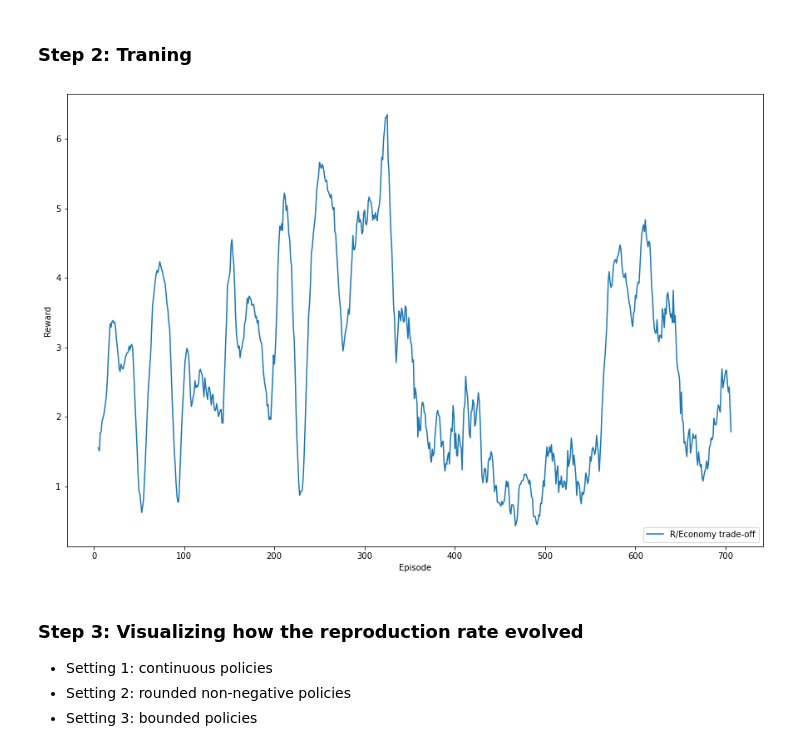
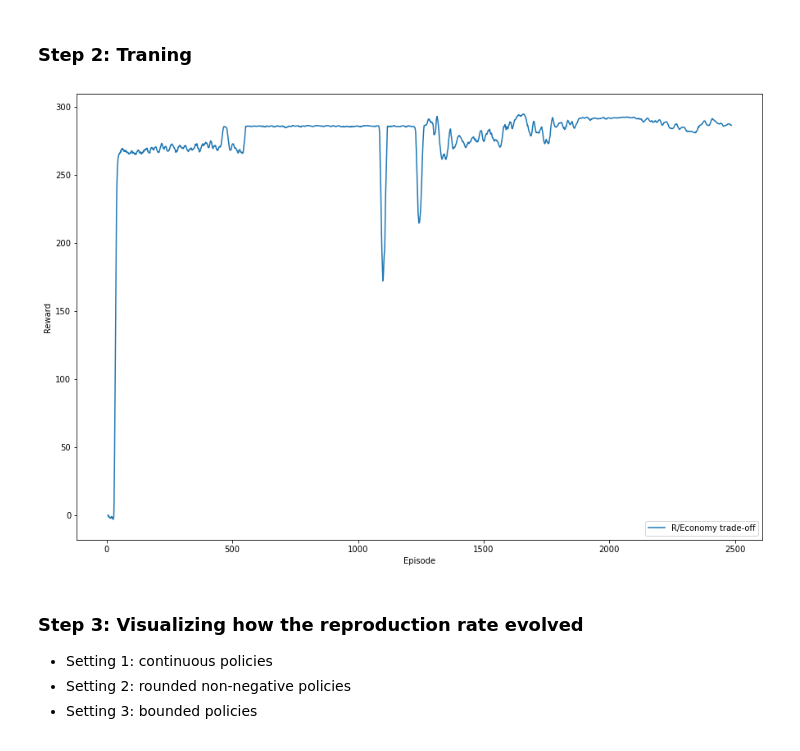
Before and after one commit to EPFLiGHT/What-If_model, a Jupyter notebook: ReinforcementLearning.ipynb, the cells around one changed output. Saved outputs shown, nothing was run; the diff lists cells and outputs as text; code cells hidden in the pictures.

```diff
--- a/ReinforcementLearning.ipynb
+++ b/ReinforcementLearning.ipynb
@@ -151,0 +198,3 @@ The mean average error was 0.01819582089649509
+# %%
+pipeline_economic = Pipeline(df_economic, final_train_cols_economic, 'unemployment_rate_idx', TARGET_COUNTRY, WINDOW_SIZE, context_economic, 'weight') #shifted_r_estim
+pipeline_economic.fit_pipeline(save_model=False)
@@ -157,4 +248,5 @@ The mean average error was 0.01819582089649509
 # print(pipeline.get_data()[1][0].shape)
 # %%
 variable_names = pipeline.get_cols()[1]
+variable_names_economic = pipeline_economic.get_cols()[1]
 # variable_names
@@ -161,6 +284,9 @@ variable_names = pipeline.get_cols()[1]
 # %%
 constant_features = pipeline.get_data()[1][0][-1].numpy()
 constant_names = pipeline.get_cols()[0]
+
+constant_features_economic = pipeline_economic.get_data()[1][0][-1].numpy()
+constant_names_economic = pipeline_economic.get_cols()[0]
 # %%
 variable_beginning_features = pipeline.get_data()[1][1][-1].numpy()[::CHANGE_EVERY]
 
@@ -197,4 +306,5 @@ def predict_from_state(state):
     network_input = state.reshape(int(WINDOW_SIZE / CHANGE_EVERY), len(variable_names))
     network_input = np.repeat(network_input, CHANGE_EVERY, axis=0)
     prediction = pipeline.single_prediction(variable_names, constant_names, network_input, [constant_features], norm_var=True).numpy()[0][0]
-    return prediction
+    prediction_economic = pipeline_economic.single_prediction(variable_names_economic, constant_names_economic, network_input, [constant_features_economic], norm_var=True).numpy()[0][0]
+    return prediction, prediction_economic
@@ -210,17 +324,16 @@ from classes.ddpg.plot_results import Results
 # %%
 state_space = initial_state.shape[0]
 action_space = len(variable_names)
-
+# Defining the range of variation for each policy
+variation_policy_level = [3, 3, 3, 5, 3, 5, 3, 4, 4, 4, 6, 4]
 MAX_EPISODES = 2500
 MAX_STEPS = int(WINDOW_SIZE / CHANGE_EVERY)
 
 agent = DDPGAgent(state_space, action_space)
 
 warmup = 128
-
 results = Results()
 rewards = []
-
 best_reward = 0
 best_states = []
 
@@ -230,14 +343,12 @@ for episode in range(MAX_EPISODES):
     agent.reset()
 
     # Initial prediction
-    last_prediction = predict_from_state(s_t)
-
+    last_prediction, last_prediction_economic = predict_from_state(s_t)
     states = []
 
     for step in range(MAX_STEPS):
 
         action = agent.select_action(s_t)
-
         new_policies = s_t[-12:] + action
 
         # Creating the new state
@@ -245,38 +356,40 @@ for episode in range(MAX_EPISODES):
         next_state[-12:] = new_policies
 
         # Computing the reward
-        prediction = predict_from_state(next_state)
-        r_t = 10 * (last_prediction - prediction)
+        prediction, prediction_economic = predict_from_state(next_state)
+        r_t_1 = 100 * (last_prediction - prediction) / last_prediction
+        r_t_2 = 100 * (last_prediction_economic - prediction_economic) / last_prediction_economic
+        r_t = r_t_1 + r_t_2
 
         done = step == (int(WINDOW_SIZE / CHANGE_EVERY) - 1)
 
         # agent observe and update policy
         agent.memory.push(s_t, action, r_t, next_state, done)
 
         if len(agent.memory) > warmup:
             agent.update()
 
-        episode_reward += r_t
+        episode_reward += r_t_1 + r_t_2
         s_t = next_state
         last_prediction = prediction
 
         states.append(s_t)
 
         # End of an episode
         if done:
             rewards.append(episode_reward)
             break
 
 
     if episode_reward > best_reward:
         best_reward = episode_reward
         best_states = states
 
     if episode % 10 == 0:
         results['R/Economy trade-off'] = np.array(rewards)
         results.plot(10)
 # %% [output]
-[figure, old version]
+[figure, new version]
 # %% [markdown]
 ### Step 3: Visualizing how the reproduction rate evolved
 
```
Also changed, not shown: parts of 36 cells of this notebook, 7 other files.
